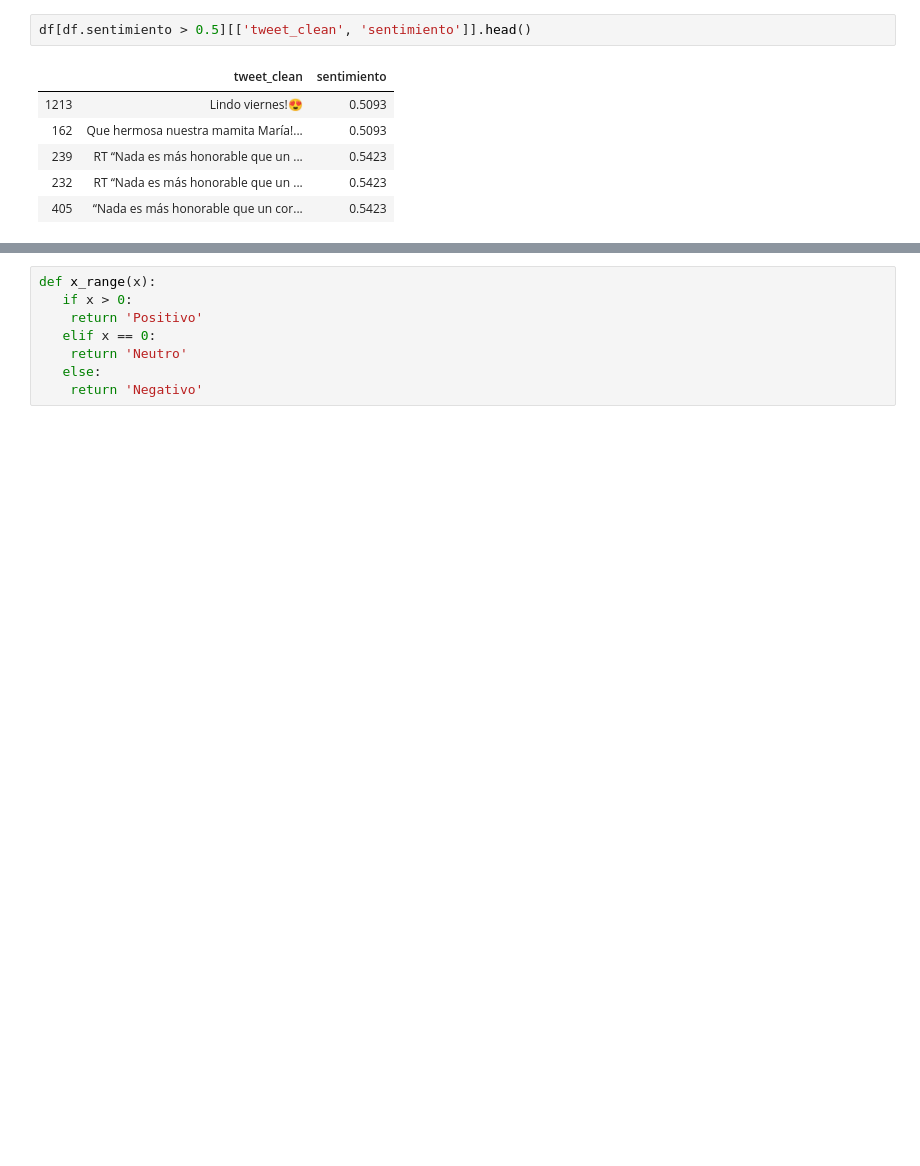
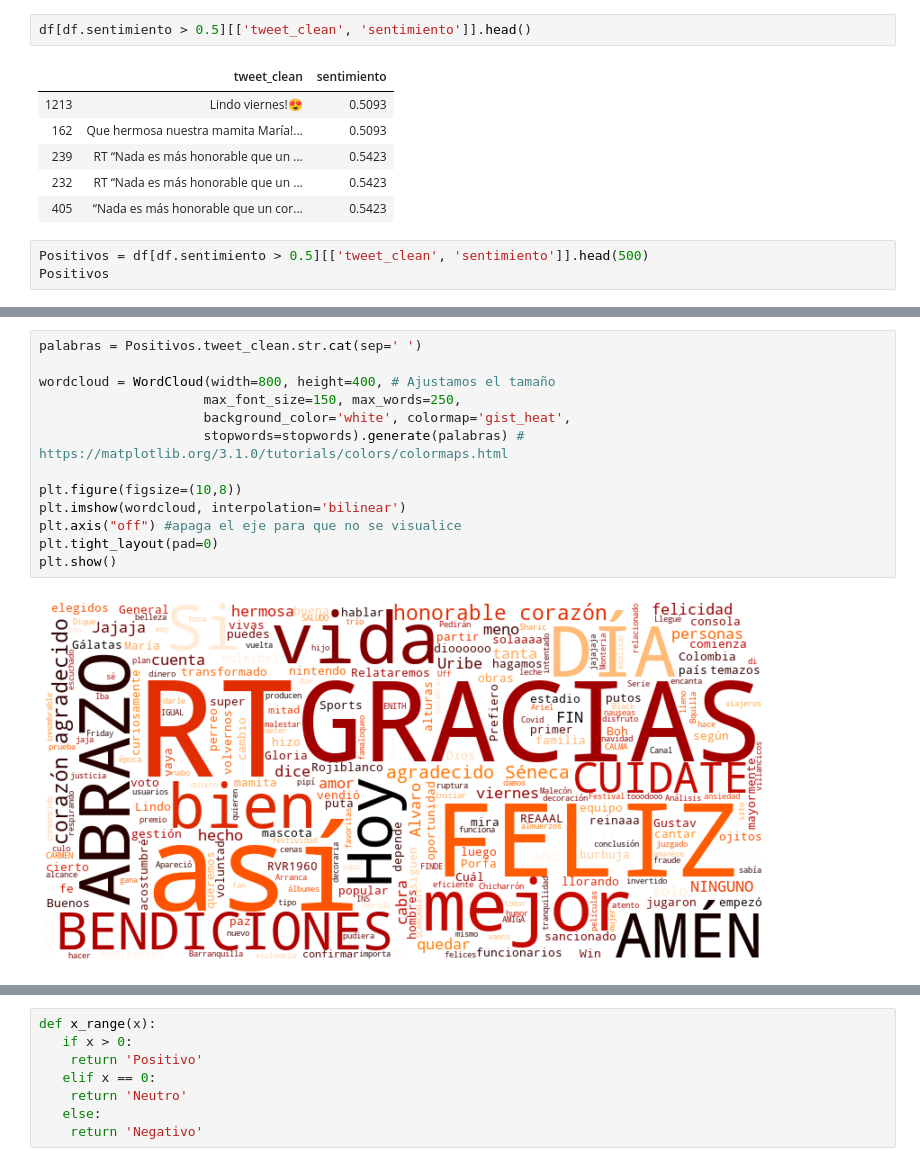
Before and after one commit to Nadia-Pardo/Clase-NLP, a Jupyter notebook: Proyecto Final NLP.ipynb, the cells around one changed output, grey strips where cells are left out. Drawn from its saved outputs; the diff is of its cells as text; blank space fills up the shorter version.

Commit message:
Add files via upload
En este proyecto se realizó un análisis de sentimiento sobre los Tweets publicados de una semana, utilizando la librería TextBlob.

```diff
--- a/Proyecto Final NLP.ipynb
+++ b/Proyecto Final NLP.ipynb
@@ -678,3 +678,6 @@ df[df.sentimiento > 0.5][['tweet_clean', 'sentimiento']].head()
 | 239 | RT “Nada es más honorable que un ... | 0.5423 |
 | 232 | RT “Nada es más honorable que un ... | 0.5423 |
 | 405 | “Nada es más honorable que un cor... | 0.5423 |
+# %%
+Positivos = df[df.sentimiento > 0.5][['tweet_clean', 'sentimiento']].head(500)
+Positivos
@@ -680,0 +709,15 @@ df[df.sentimiento > 0.5][['tweet_clean', 'sentimiento']].head()
+# %%
+palabras = Positivos.tweet_clean.str.cat(sep=' ')
+
+wordcloud = WordCloud(width=800, height=400, # Ajustamos el tamaño
+                     max_font_size=150, max_words=250,
+                     background_color='white', colormap='gist_heat',
+                     stopwords=stopwords).generate(palabras) # https://matplotlib.org/3.1.0/tutorials/colors/colormaps.html
+
+plt.figure(figsize=(10,8))
+plt.imshow(wordcloud, interpolation='bilinear')
+plt.axis("off") #apaga el eje para que no se visualice
+plt.tight_layout(pad=0)
+plt.show()
+# %% [output]
+[figure, added]
```
Also changed, not shown: parts of 83 cells of this notebook.
